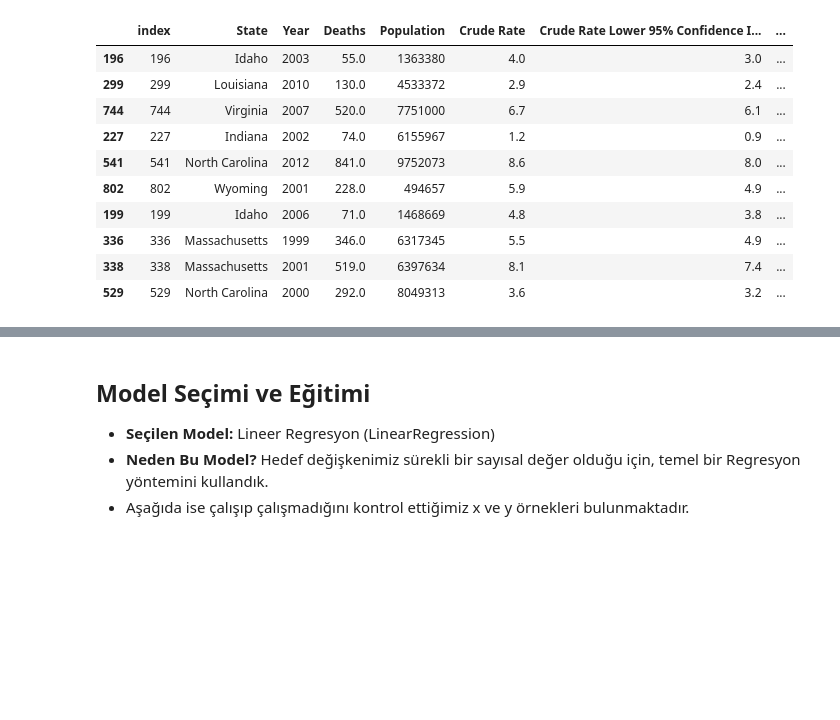
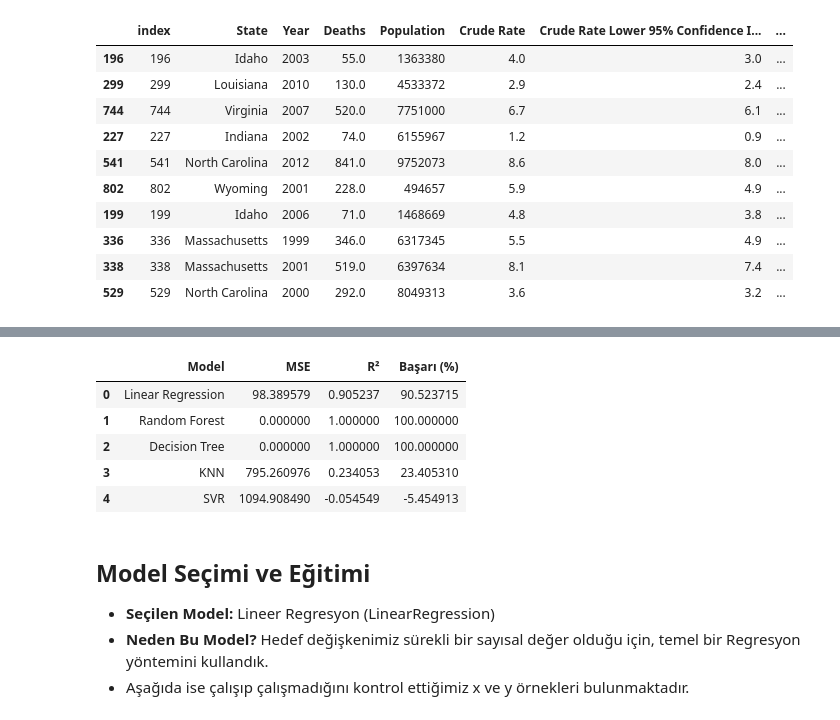
Before and after one commit to ugurymn01/makina_ogrenmesi, a Jupyter notebook: Untitled.ipynb, the cells around one changed output, grey strips where cells are left out. Drawn from its saved outputs; the diff is of its cells as text; code cells hidden in the pictures; blank space fills up the shorter version.

```diff
--- a/Untitled.ipynb
+++ b/Untitled.ipynb
@@ -69,3 +72,40 @@ df.sample(10, random_state=42)
+# %%
+from sklearn.linear_model import LinearRegression, Ridge, Lasso
+from sklearn.tree import DecisionTreeRegressor
+from sklearn.neighbors import KNeighborsRegressor
+from sklearn.svm import SVR
+from sklearn.metrics import mean_squared_error, r2_score
+import pandas as pd
+
+modeller = {
+    "Linear Regression": LinearRegression(),
+    "Random Forest": RandomForestRegressor(random_state=42),
+    "Decision Tree": DecisionTreeRegressor(random_state=42),
+    "KNN": KNeighborsRegressor(),
+    "SVR": SVR()
+}
+
+sonuclar = []
+
+for ad, model in modeller.items():
+    model.fit(X_train, y_train)
+    tahmin = model.predict(X_test)
+
+    mse = mean_squared_error(y_test, tahmin)
+    r2 = r2_score(y_test, tahmin)
+    basari = r2 * 100
+
+    sonuclar.append([ad, mse, r2, basari])
+
+df_sonuc = pd.DataFrame(sonuclar, columns=["Model", "MSE", "R²", "Başarı (%)"])
+df_sonuc
+# %% [output]
+|  | Model | MSE | R² | Başarı (%) |
+| 0 | Linear Regression | 98.389579 | 0.905237 | 90.523715 |
+| 1 | Random Forest | 0.000000 | 1.000000 | 100.000000 |
+| 2 | Decision Tree | 0.000000 | 1.000000 | 100.000000 |
+| 3 | KNN | 795.260976 | 0.234053 | 23.405310 |
+| 4 | SVR | 1094.908490 | -0.054549 | -5.454913 |
 # %% [markdown]
 ## Model Seçimi ve Eğitimi
 
```
Also changed, not shown: parts of 3 cells of this notebook, 1 other file.
